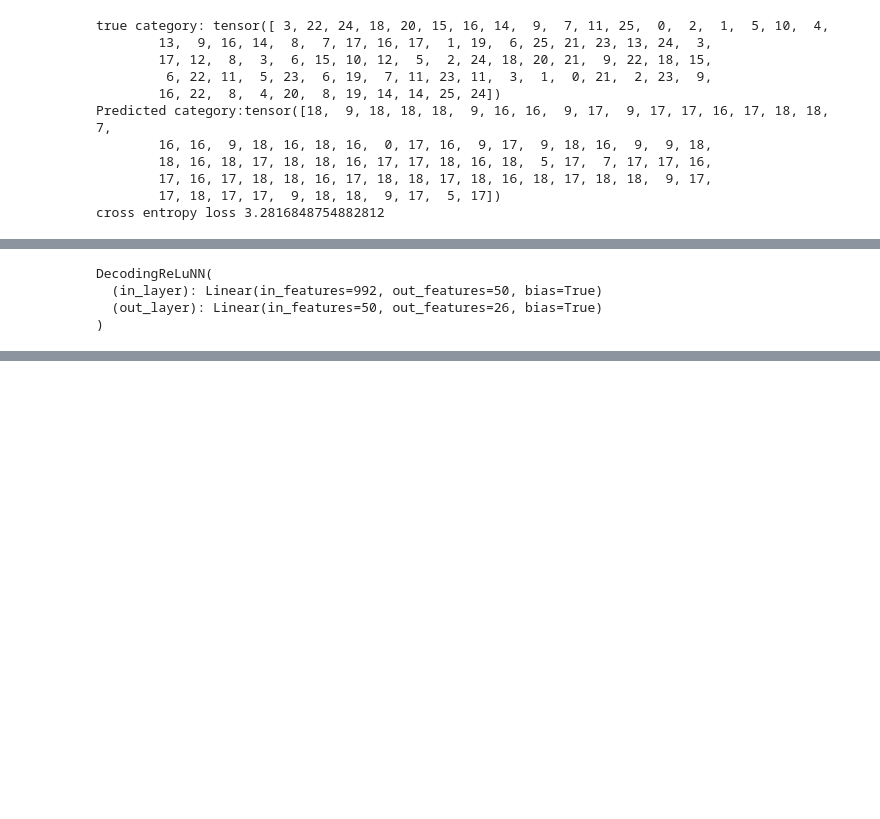
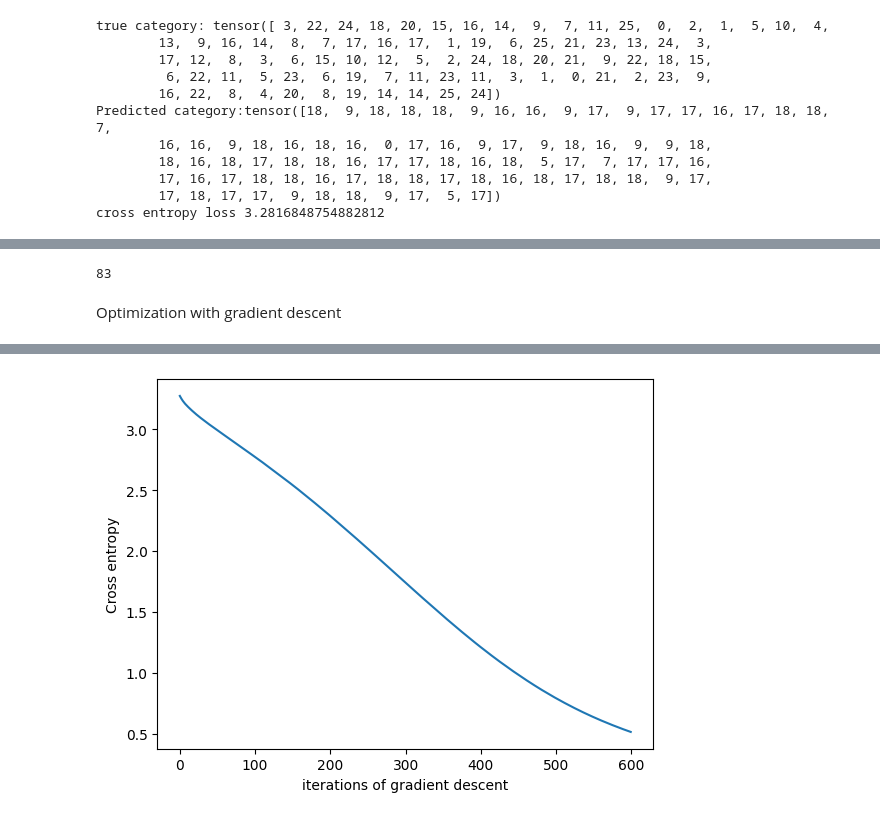
Before and after one commit to JNPauli/Banter, a Jupyter notebook: code/Neural_network.ipynb, the cells around one changed output, grey strips where cells are left out. Drawn from its saved outputs; the diff is of its cells as text; code cells hidden in the pictures; blank space fills up the shorter version.

```diff
--- a/code/Neural_network.ipynb
+++ b/code/Neural_network.ipynb
@@ -177,21 +149,0 @@ def train(net, loss_fn, train_data, train_labels,
-# %%
-# Set random seeds for reproducibility
-np.random.seed(1)
-torch.manual_seed(1)
-
-    # Initialize network with 10 hidden units
-net = DecodingReLuNN(X_tensor_train.shape[1], 50)
-
-    # Initialize built-in PyTorch Crossentrop loss function
-loss_fn = nn.CrossEntropyLoss()
-
-    # Run gradient descent on data
-train_loss,y_pred = train(net,loss_fn,X_tensor_train,Y_tensor_train,n_epochs = 10000)
-
-
-    # Plot the training loss over iterations of GD
-
-plt.plot(train_loss)
-plt.xlabel('iterations of gradient descent')
-plt.ylabel('Cross entropy')
-plt.show()
@@ -220,27 +150,6 @@ accuracy_score(Y_tensor_train,y_pred)
-# %%
-def test(net,loss_fn, test_data, test_labels,
-          n_epochs=50, learning_rate=0.01):
-    optimizer = optim.SGD(net.parameters(), lr=learning_rate)
-    test_loss = []
-    for i in range(n_epochs):
-        out = net(test_data)  # compute network output from inputs in train_data
-        # evaluate loss function
-        loss = loss_fn(out, test_labels)
-        # Clear previous gradients
-        optimizer.zero_grad()
-        # Compute gradients
-        loss.backward()
-        # Update weights
-        optimizer.step()
-        # Store current value of loss
-        test_loss.append(loss.item()) # .item() needed to transform the tensor output of loss_fn to a scalar
-        # Track progress
-        if (i + 1) % (n_epochs // 5) == 0:
-          print(f'iteration {i + 1}/{n_epochs} | loss: {loss.item():.3f}')
-    y_pred_test = torch.softmax(out,dim=1).argmax(dim=1)
-    return train_loss, y_pred_test
-# %% [output]
-DecodingReLuNN(
-  (in_layer): Linear(in_features=992, out_features=50, bias=True)
-  (out_layer): Linear(in_features=50, out_features=26, bias=True)
-)
+# %%
+len(y_preds)
+# %% [output]
+83
+# %% [markdown]
+Optimization with gradient descent
@@ -246,0 +184,23 @@ DecodingReLuNN(
+# %%
+# Set random seeds for reproducibility
+np.random.seed(1)
+torch.manual_seed(1)
+
+    # Initialize network with 50 hidden units
+net = DecodingReLuNN(X_tensor_train.shape[1], 50)
+
+    # Initialize built-in PyTorch Crossentrop loss function
+loss_fn = nn.CrossEntropyLoss()
+
+    # Run gradient descent on data
+train_loss,y_pred,y_pred_test = train(net,loss_fn,X_tensor_train,Y_tensor_train,
+                                      n_epochs = 600,learning_rate=0.01)
+
+
+    # Plot the training loss over iterations of GD
+
+plt.plot(train_loss)
+plt.xlabel('iterations of gradient descent')
+plt.ylabel('Cross entropy')
+plt.show()
+# %% [output]
@@ -246,0 +212 @@ DecodingReLuNN(
+[figure, added]
```
Also changed, not shown: parts of 17 cells of this notebook.
